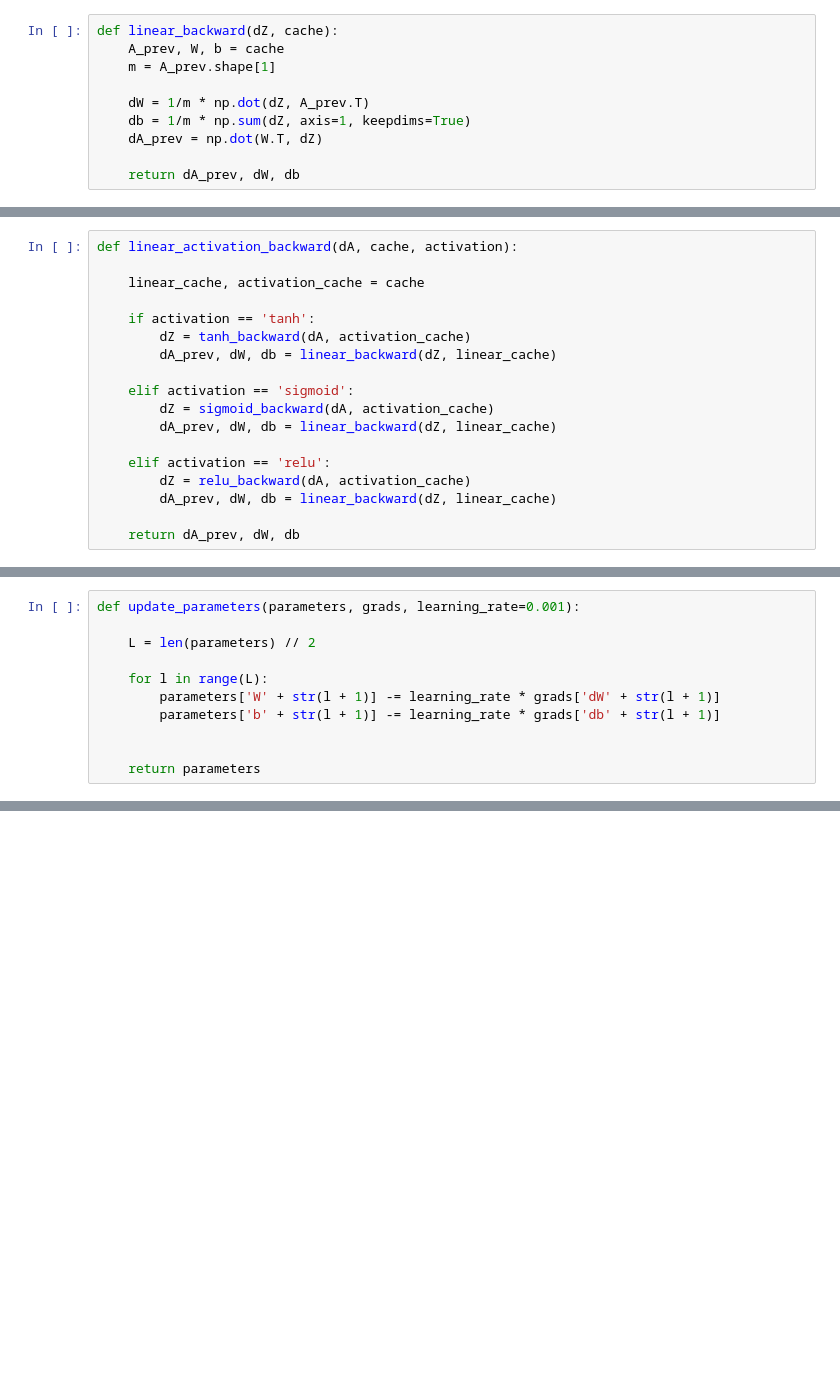
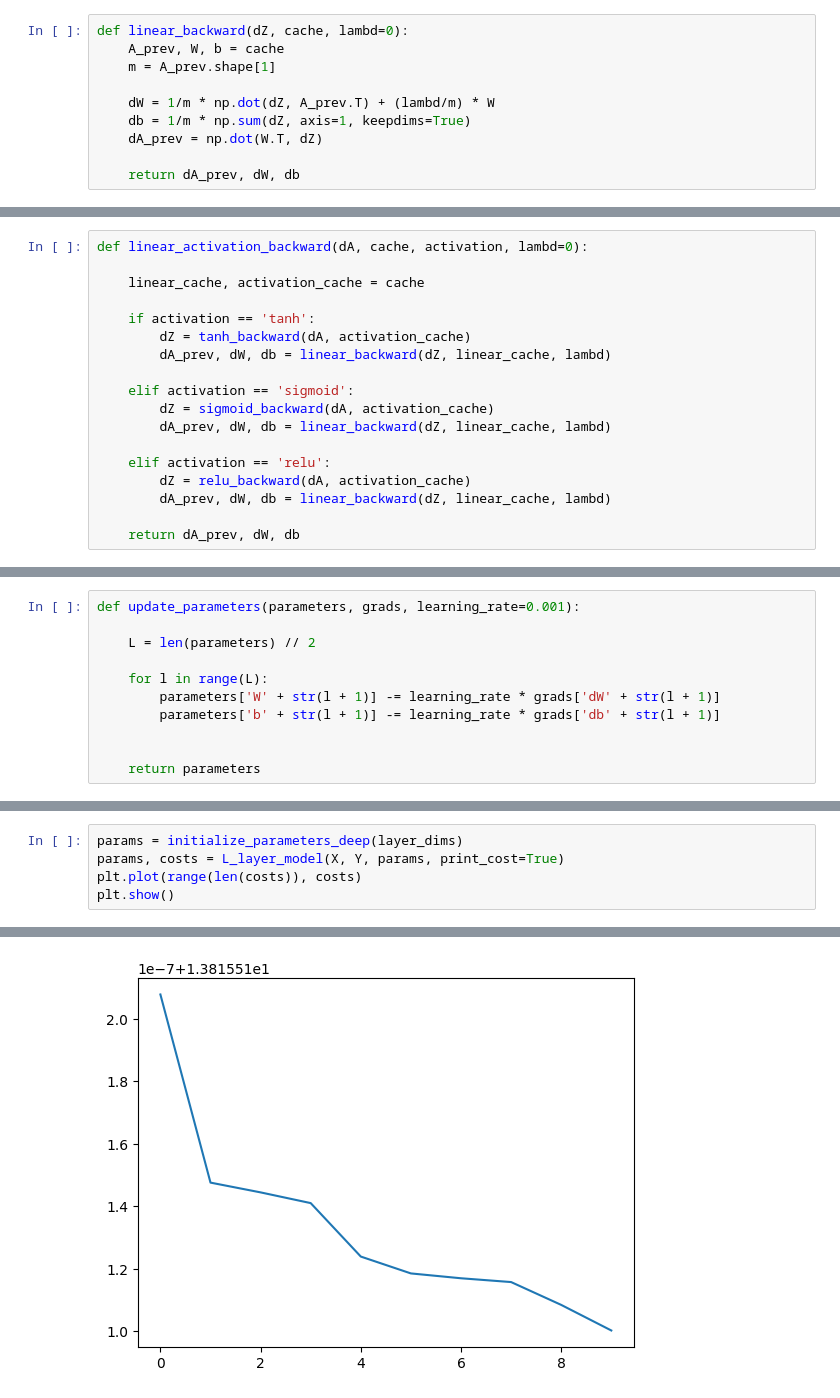
Before and after one commit to DaQshin/deep-neural-network, a Jupyter notebook: notebooks/deep_neural_network.ipynb, the cells around one changed output, grey strips where cells are left out. Cells and saved outputs as stored; diff of their text form; blank space fills up the shorter version.

```diff
--- a/notebooks/deep_neural_network.ipynb
+++ b/notebooks/deep_neural_network.ipynb
@@ -132,9 +141,9 @@ print(cost)
 # %%
-def linear_backward(dZ, cache):
+def linear_backward(dZ, cache, lambd=0):
     A_prev, W, b = cache
     m = A_prev.shape[1]
 
-    dW = 1/m * np.dot(dZ, A_prev.T)
+    dW = 1/m * np.dot(dZ, A_prev.T) + (lambd/m) * W
     db = 1/m * np.sum(dZ, axis=1, keepdims=True)
     dA_prev = np.dot(W.T, dZ)
 
@@ -155,21 +164,21 @@ def sigmoid_backward(dA, activation_cache):
     A = 1 / (1 + np.exp(-Z))
     return dA * A * (1 - A)
 # %%
-def linear_activation_backward(dA, cache, activation):
+def linear_activation_backward(dA, cache, activation, lambd=0):
 
     linear_cache, activation_cache = cache
 
     if activation == 'tanh':
         dZ = tanh_backward(dA, activation_cache)
-        dA_prev, dW, db = linear_backward(dZ, linear_cache)
+        dA_prev, dW, db = linear_backward(dZ, linear_cache, lambd)
 
     elif activation == 'sigmoid':
         dZ = sigmoid_backward(dA, activation_cache)
-        dA_prev, dW, db = linear_backward(dZ, linear_cache)
+        dA_prev, dW, db = linear_backward(dZ, linear_cache, lambd)
 
     elif activation == 'relu':
         dZ = relu_backward(dA, activation_cache)
-        dA_prev, dW, db = linear_backward(dZ, linear_cache)
+        dA_prev, dW, db = linear_backward(dZ, linear_cache, lambd)
 
     return dA_prev, dW, db
 # %%
@@ -261,0 +275,6 @@ plt.show()
+# %%
+params = initialize_parameters_deep(layer_dims)
+params, costs = L_layer_model(X, Y, params, print_cost=True)
+plt.plot(range(len(costs)), costs)
+plt.show()
+# %% [output]
@@ -261,0 +292 @@ plt.show()
+[figure, added]
```
Also changed, not shown: parts of 13 cells of this notebook, 2 other files.
